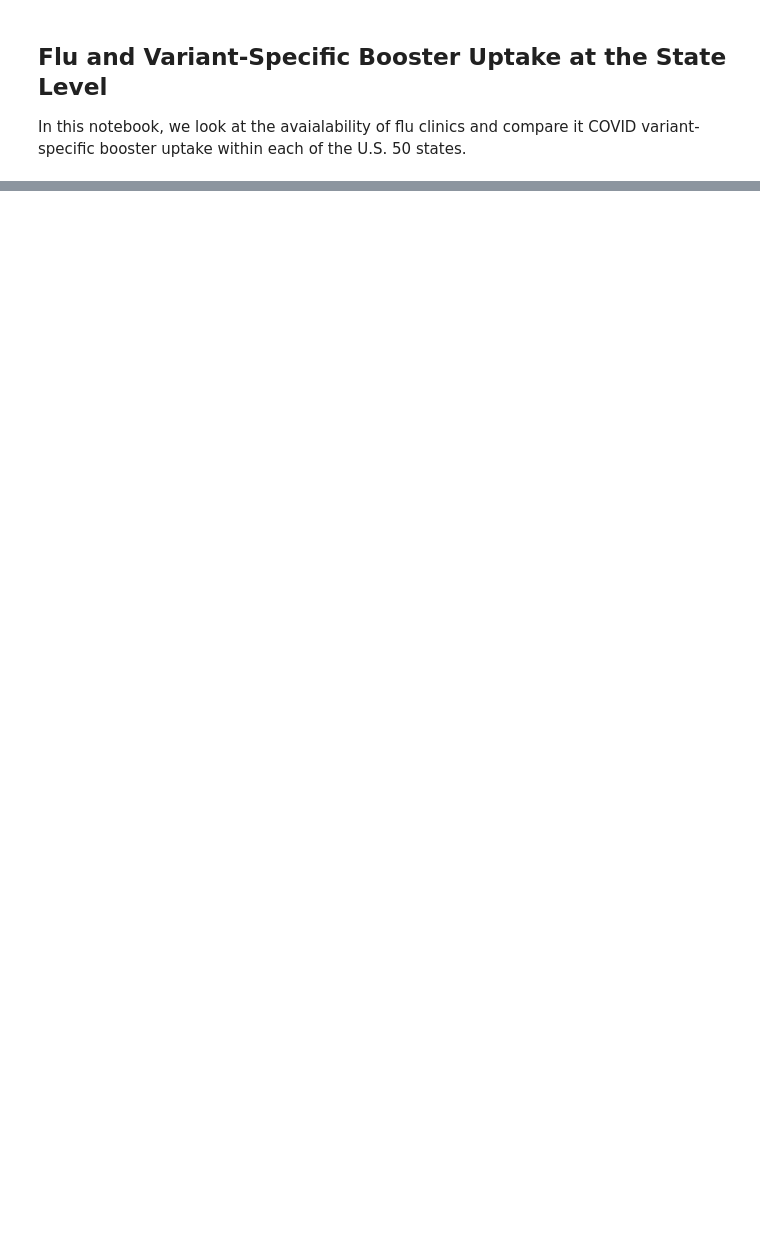
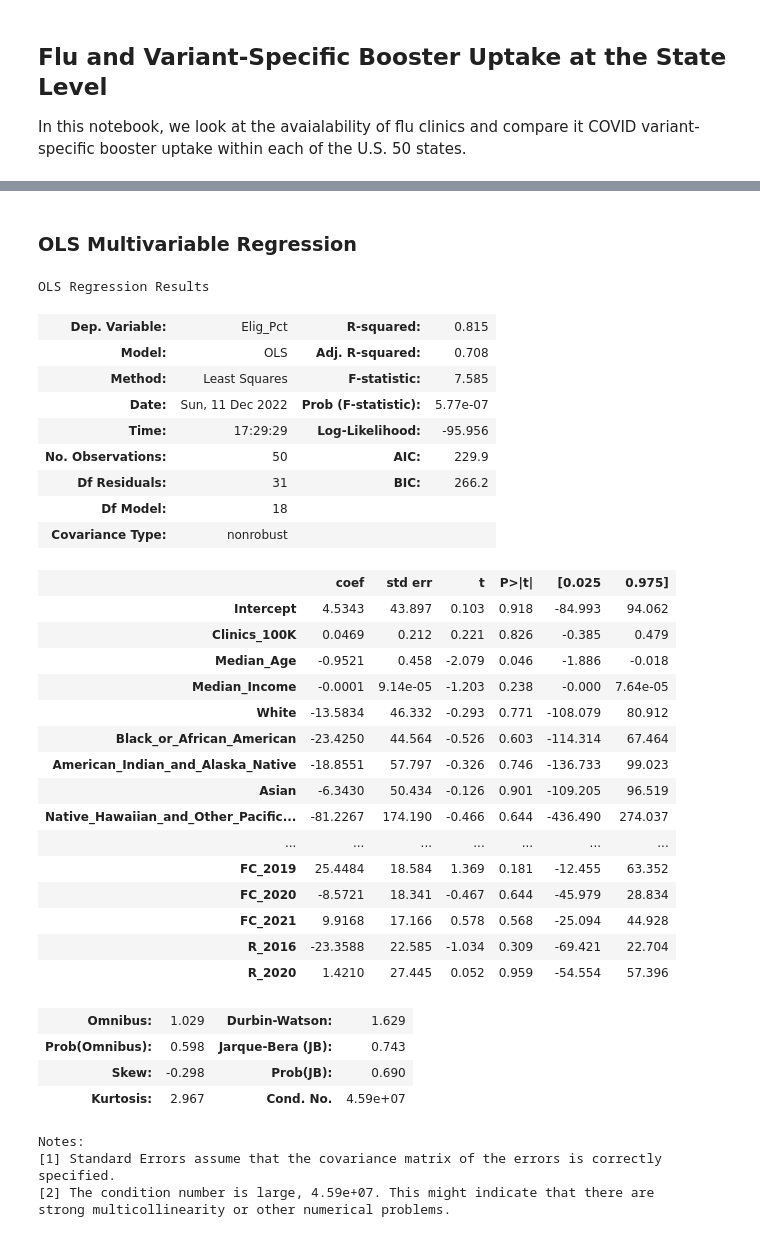
Before and after one commit to youribenadjaoud/mph-thesis, a Jupyter notebook: src/notebooks/state_level.ipynb, the cells around one changed output, grey strips where cells are left out. Saved outputs shown, nothing was run; the diff lists cells and outputs as text; code cells hidden in the pictures; blank space fills up the shorter version.

```diff
--- a/src/notebooks/state_level.ipynb
+++ b/src/notebooks/state_level.ipynb
@@ -128,0 +283,46 @@ df_final.head()
+# %% [markdown]
+### OLS Multivariable Regression
+# %%
+## Multivariate analysis
+
+result_all = sm.ols(
+    formula="Elig_Pct ~ Clinics_100K + Median_Age + Median_Income + White + Black_or_African_American + American_Indian_and_Alaska_Native + Asian + Native_Hawaiian_and_Other_Pacific_Islander + Some_other_race + Hispanic_or_Latino + Foreign_born_population + High_school_graduate_or_higher + Bachelor_degree_or_higher + FC_2019 + FC_2020 + FC_2021 + R_2016 + R_2020",
+    data=state_vax,
+).fit()
+
+result_all.summary()
+# %% [output]
+OLS Regression Results
+| Dep. Variable: | Elig_Pct | R-squared: | 0.815 |
+| Model: | OLS | Adj. R-squared: | 0.708 |
+| Method: | Least Squares | F-statistic: | 7.585 |
+| Date: | Sun, 11 Dec 2022 | Prob (F-statistic): | 5.77e-07 |
+| Time: | 17:29:29 | Log-Likelihood: | -95.956 |
+| No. Observations: | 50 | AIC: | 229.9 |
+| Df Residuals: | 31 | BIC: | 266.2 |
+| Df Model: | 18 |  |  |
+| Covariance Type: | nonrobust |  |  |
+|  | coef | std err | t | P>|t| | [0.025 | 0.975] |
+| Intercept | 4.5343 | 43.897 | 0.103 | 0.918 | -84.993 | 94.062 |
+| Clinics_100K | 0.0469 | 0.212 | 0.221 | 0.826 | -0.385 | 0.479 |
+| Median_Age | -0.9521 | 0.458 | -2.079 | 0.046 | -1.886 | -0.018 |
+| Median_Income | -0.0001 | 9.14e-05 | -1.203 | 0.238 | -0.000 | 7.64e-05 |
+| White | -13.5834 | 46.332 | -0.293 | 0.771 | -108.079 | 80.912 |
+| Black_or_African_American | -23.4250 | 44.564 | -0.526 | 0.603 | -114.314 | 67.464 |
+| American_Indian_and_Alaska_Native | -18.8551 | 57.797 | -0.326 | 0.746 | -136.733 | 99.023 |
+| Asian | -6.3430 | 50.434 | -0.126 | 0.901 | -109.205 | 96.519 |
+| Native_Hawaiian_and_Other_Pacific... | -81.2267 | 174.190 | -0.466 | 0.644 | -436.490 | 274.037 |
+| ... | ... | ... | ... | ... | ... | ... |
+| FC_2019 | 25.4484 | 18.584 | 1.369 | 0.181 | -12.455 | 63.352 |
+| FC_2020 | -8.5721 | 18.341 | -0.467 | 0.644 | -45.979 | 28.834 |
+| FC_2021 | 9.9168 | 17.166 | 0.578 | 0.568 | -25.094 | 44.928 |
+| R_2016 | -23.3588 | 22.585 | -1.034 | 0.309 | -69.421 | 22.704 |
+| R_2020 | 1.4210 | 27.445 | 0.052 | 0.959 | -54.554 | 57.396 |
+| Omnibus: | 1.029 | Durbin-Watson: | 1.629 |
+| Prob(Omnibus): | 0.598 | Jarque-Bera (JB): | 0.743 |
+| Skew: | -0.298 | Prob(JB): | 0.690 |
+| Kurtosis: | 2.967 | Cond. No. | 4.59e+07 |
+Notes:
+[1] Standard Errors assume that the covariance matrix of the errors is correctly specified.
+[2] The condition number is large, 4.59e+07. This might indicate that there are
+strong multicollinearity or other numerical problems.
```
Also changed, not shown: parts of 34 cells of this notebook, 13 other files.
